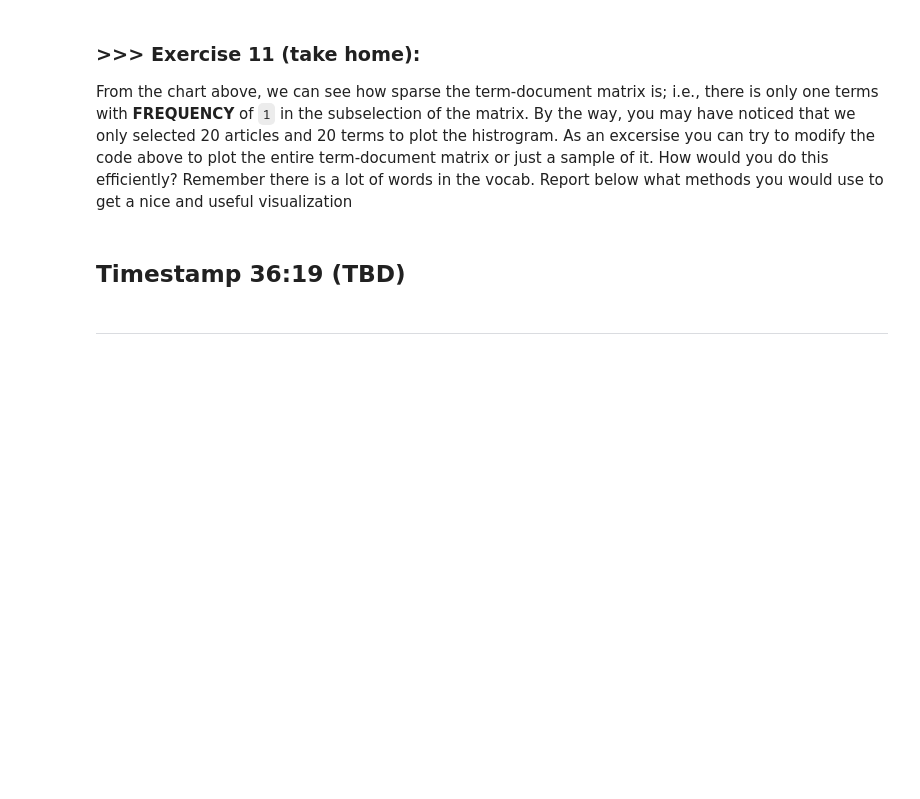
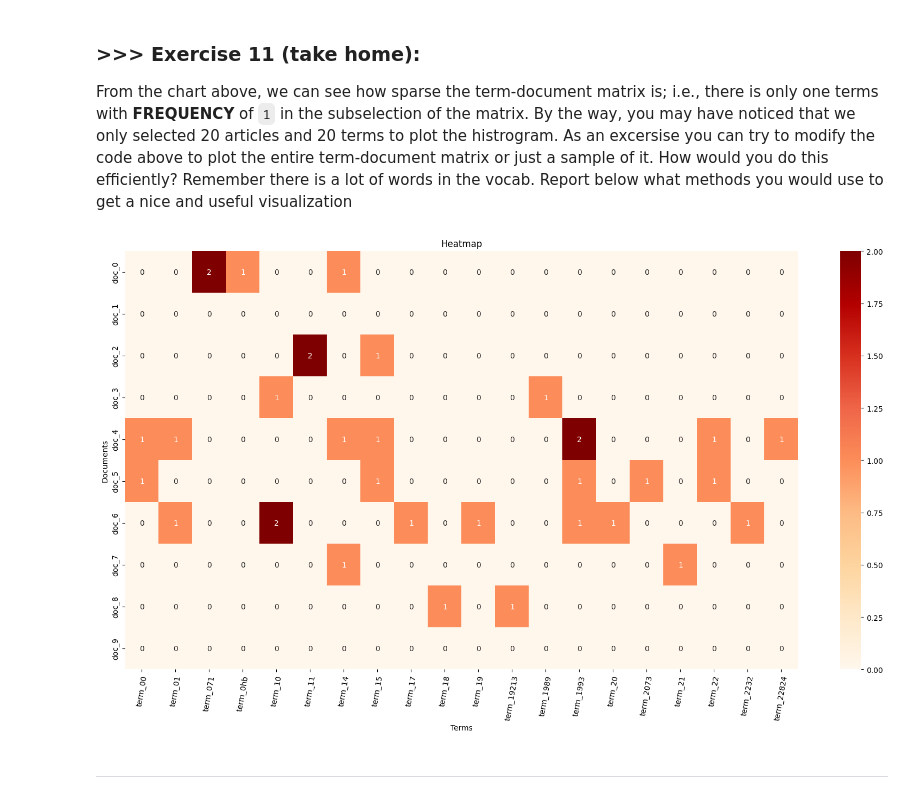
Before and after one commit to chiw4n/DM2025-Lab1-Exercise, a Jupyter notebook: DM2025-Lab1-Master.ipynb, the cells around one changed output. Drawn from its saved outputs; the diff is of its cells as text; code cells hidden in the pictures; blank space fills up the shorter version.

```diff
--- a/DM2025-Lab1-Master.ipynb
+++ b/DM2025-Lab1-Master.ipynb
@@ -1151,5 +1146,31 @@ From the chart above, we can see how sparse the term-document matrix is; i.e., t
-# %% [markdown]
-## Timestamp 36:19 (TBD)
+# %%
+# Answer here
+# First, I select the first 10 docs and filter out the terms that don't appear in them.
+# Second, I use the heatmap to show the frequency of the top 20 remaining terms in each of the 10 documents.
+
+import seaborn as sns
+
+nonzero_terms = X_counts[:10].sum(axis=0).A1 > 0   # To get the terms that don't appear in docs, and A1 flattens to 1D array
+#print(nonzero_terms)
+X_nonzero = X_counts[:10, nonzero_terms]
+#print(X_nonzero.toarray())
+
+plot_xx = "term_"+ count_vect.get_feature_names_out()[nonzero_terms][:20]
+plot_yy = ["doc_"+ str(i) for i in list(X.index)[:10]]
+plot_zz = X_nonzero[:,:20].toarray()
+#print(plot_zz.shape)
+
+df_heatmap = pd.DataFrame(plot_zz, columns = plot_xx, index = plot_yy)
+plt.subplots(figsize=(20,10))
+ax = sns.heatmap(df_heatmap,
+                 cmap="OrRd",
+                 vmin=0, annot=True)
+ax.set_title("Heatmap")
+ax.set_xlabel("Terms")
+ax.set_ylabel("Documents")
+ax.set_xticklabels(plot_xx, rotation = 80);
+# %% [output]
+[figure, added]
 # %% [markdown]
 ---
 # %% [markdown]
```
Also changed, not shown: parts of 20 cells of this notebook, 1 other file.
